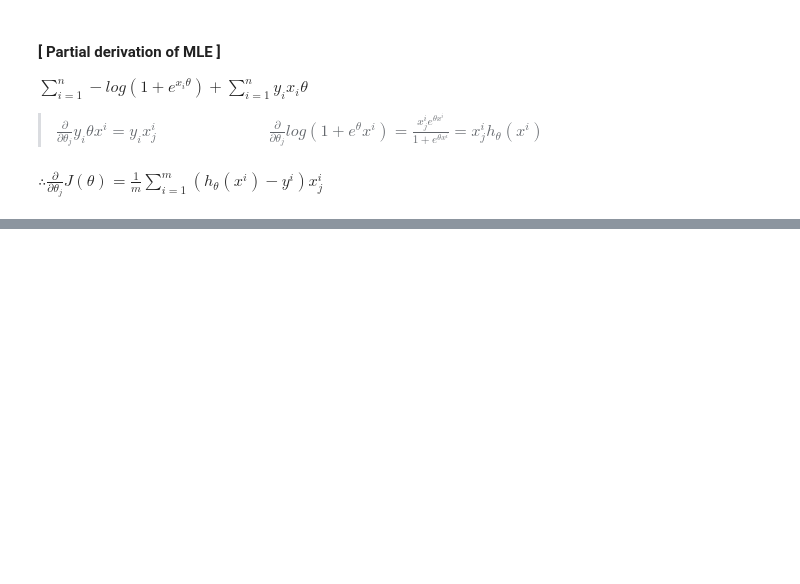
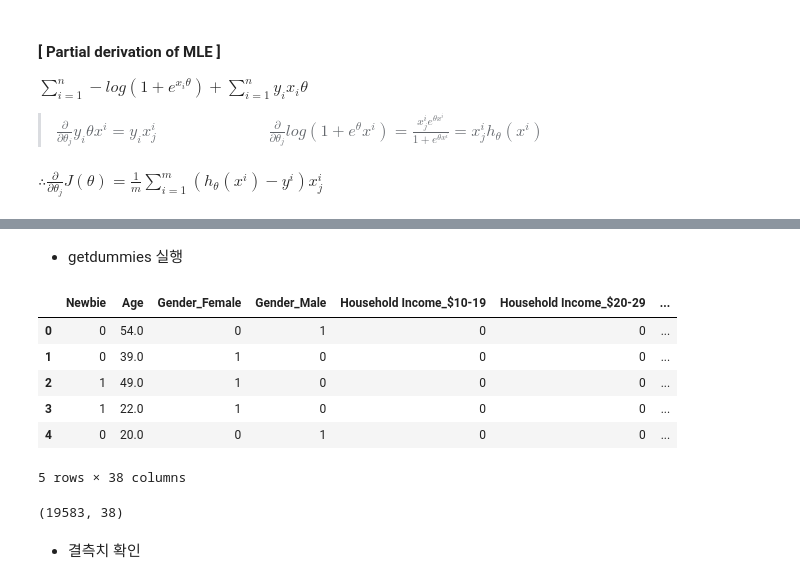
Before and after one commit to xrgsnim/TIL, a Jupyter notebook: ML/7_logistic_regression/7_logistic_regression.ipynb, the cells around one changed output, grey strips where cells are left out. Cells and saved outputs as stored; diff of their text form; code cells hidden in the pictures; blank space fills up the shorter version.

```diff
--- a/ML/7_logistic_regression/7_logistic_regression.ipynb
+++ b/ML/7_logistic_regression/7_logistic_regression.ipynb
@@ -301,0 +344,6 @@ $\frac{\partial}{\partial \theta_j}log(1 + e^\theta x^i) = \frac{x_j^i e^{\theta
+# %%
+dataframe.pop('who')
+dataframe.pop('Country')
+dataframe.pop('Years on Internet')
+
+dataframe.dtypes
@@ -301,0 +362,3 @@ $\frac{\partial}{\partial \theta_j}log(1 + e^\theta x^i) = \frac{x_j^i e^{\theta
+# %%
+dataframe["Gender"] = dataframe["Gender"].astype("category")
+dataframe.dtypes
@@ -301,0 +375,5 @@ $\frac{\partial}{\partial \theta_j}log(1 + e^\theta x^i) = \frac{x_j^i e^{\theta
+# %%
+for col in ['Household Income', 'Sexual Preference', 'Education Attainment', 'Major Occupation', 'Marital Status']:
+    dataframe[col] = dataframe[col].astype('category')
+
+dataframe.dtypes
@@ -301,0 +390,20 @@ $\frac{\partial}{\partial \theta_j}log(1 + e^\theta x^i) = \frac{x_j^i e^{\theta
+# %% [markdown]
+- getdummies 실행
+# %%
+dataframe_modified = pd.get_dummies(dataframe)
+dataframe_modified[:5]
+# %% [output]
+|  | Newbie | Age | Gender_Female | Gender_Male | Household Income_$10-19 | Household Income_$20-29 | ... |
+| 0 | 0 | 54.0 | 0 | 1 | 0 | 0 | ... |
+| 1 | 0 | 39.0 | 1 | 0 | 0 | 0 | ... |
+| 2 | 1 | 49.0 | 1 | 0 | 0 | 0 | ... |
+| 3 | 1 | 22.0 | 1 | 0 | 0 | 0 | ... |
+| 4 | 0 | 20.0 | 0 | 1 | 0 | 0 | ... |
+5 rows × 38 columns
+# %%
+# 늘어난 열 확인
+dataframe_modified.shape
+# %% [output]
+(19583, 38)
+# %% [markdown]
+- 결측치 확인
```
Also changed, not shown: parts of 50 cells of this notebook, 1 other file.
